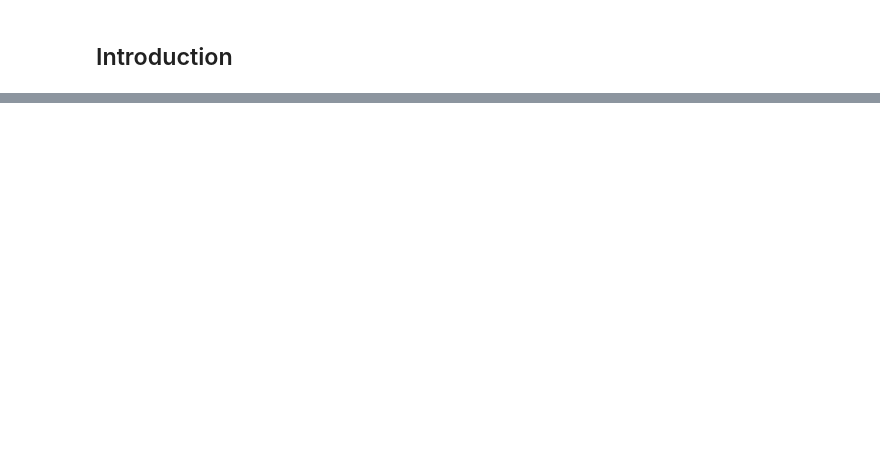
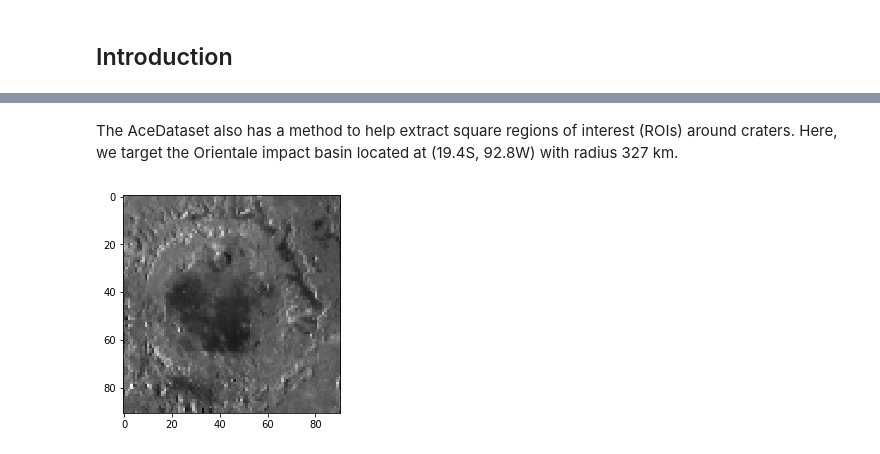
Before and after one commit to cjtu/craterpy, a Jupyter notebook: acerim/sample/Tutorial.ipynb, the cells around one changed output, grey strips where cells are left out. Cells and saved outputs as stored; diff of their text form; code cells hidden in the pictures; blank space fills up the shorter version.

```diff
--- a/acerim/sample/Tutorial.ipynb
+++ b/acerim/sample/Tutorial.ipynb
@@ -24,0 +55,8 @@ We will also import the acefunctions module which has the bulk of the helper fun
+# %% [markdown]
+The AceDataset also has a method to help extract square regions of interest (ROIs) around craters. Here, we target the Orientale impact basin located at (19.4S, 92.8W) with radius 327 km.
+# %%
+orientaleROI = moonADS.get_roi(-19.4, -92.8, 327)
+plt.imshow(orientaleROI, cmap="gray")
+plt.show()
+# %% [output]
+[figure, added]
```
Also changed, not shown: parts of 55 cells of this notebook, 2 other files.
